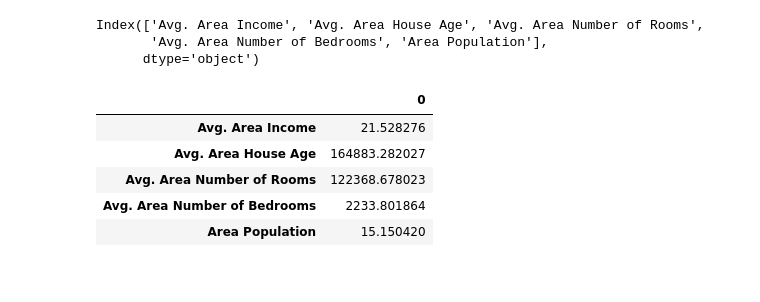
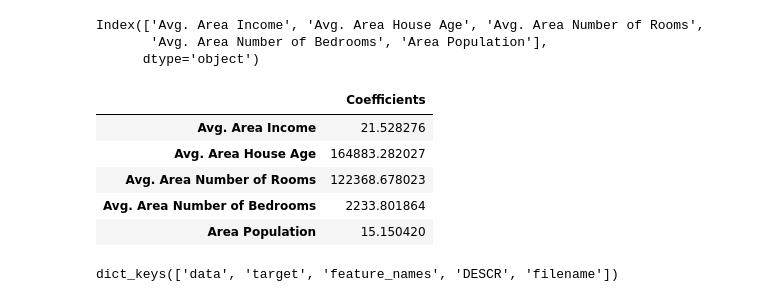
Before and after one commit to vmose/Python_Notebooks, a Jupyter notebook: Deeper_LinearRegre.ipynb, the cells around one changed output. Cells and saved outputs as stored; diff of their text form; code cells hidden in the pictures.

```diff
--- a/Deeper_LinearRegre.ipynb
+++ b/Deeper_LinearRegre.ipynb
@@ -113,10 +113,10 @@ Index(['Avg. Area Income', 'Avg. Area House Age', 'Avg. Area Number of Rooms',
        'Avg. Area Number of Bedrooms', 'Area Population'],
       dtype='object')
 # %%
-df=pd.DataFrame(lm.coef_,X.columns)
+df=pd.DataFrame(lm.coef_,X.columns, columns=['Coefficients'])
 df
 # %% [output]
-|  | 0 |
+|  | Coefficients |
 | Avg. Area Income | 21.528276 |
 | Avg. Area House Age | 164883.282027 |
 | Avg. Area Number of Rooms | 122368.678023 |
@@ -124,0 +127,5 @@ df
+# %%
+boston = load_boston()
+boston.keys()
+# %% [output]
+dict_keys(['data', 'target', 'feature_names', 'DESCR', 'filename'])
```
Also changed, not shown: parts of 10 cells of this notebook.
